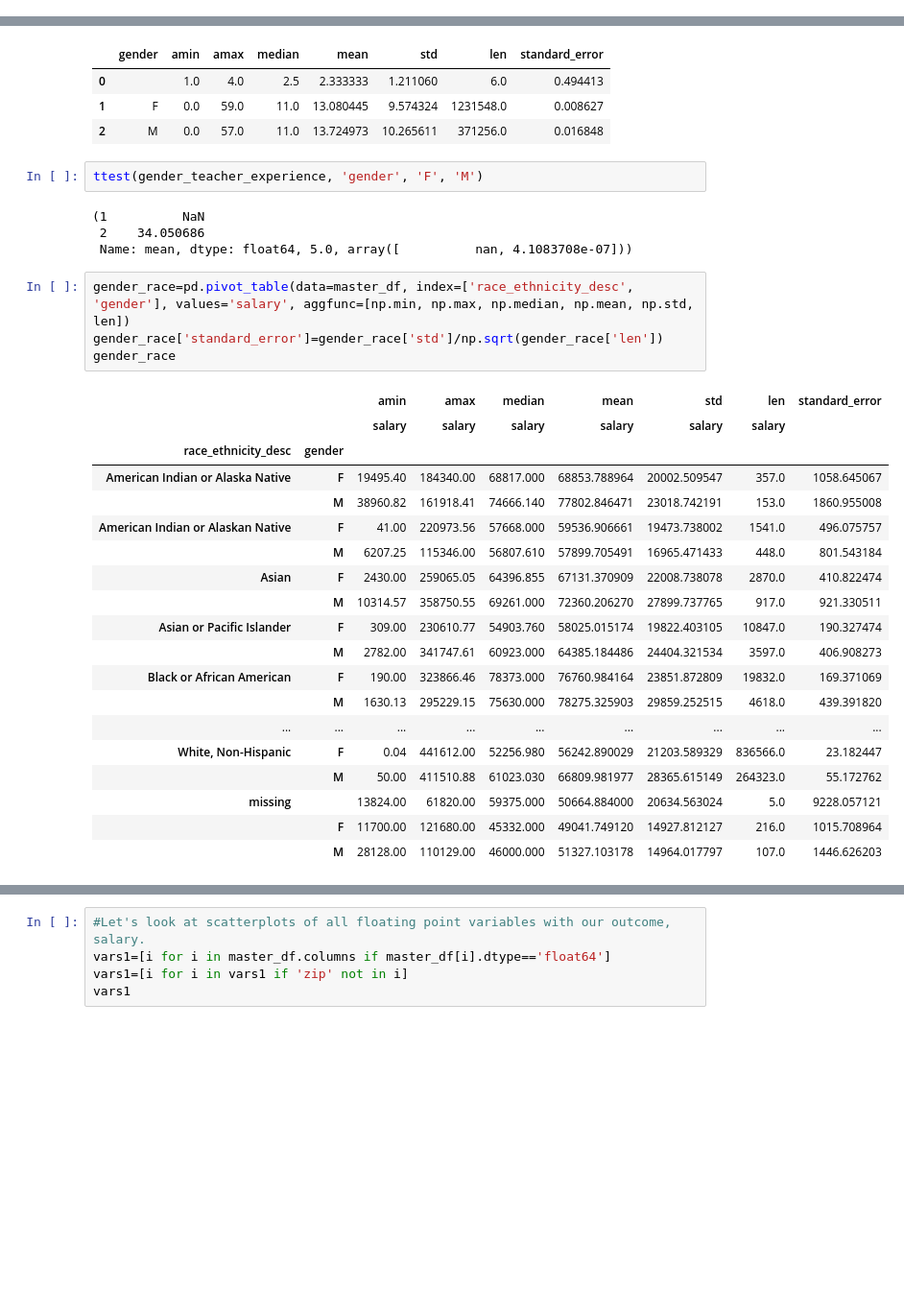
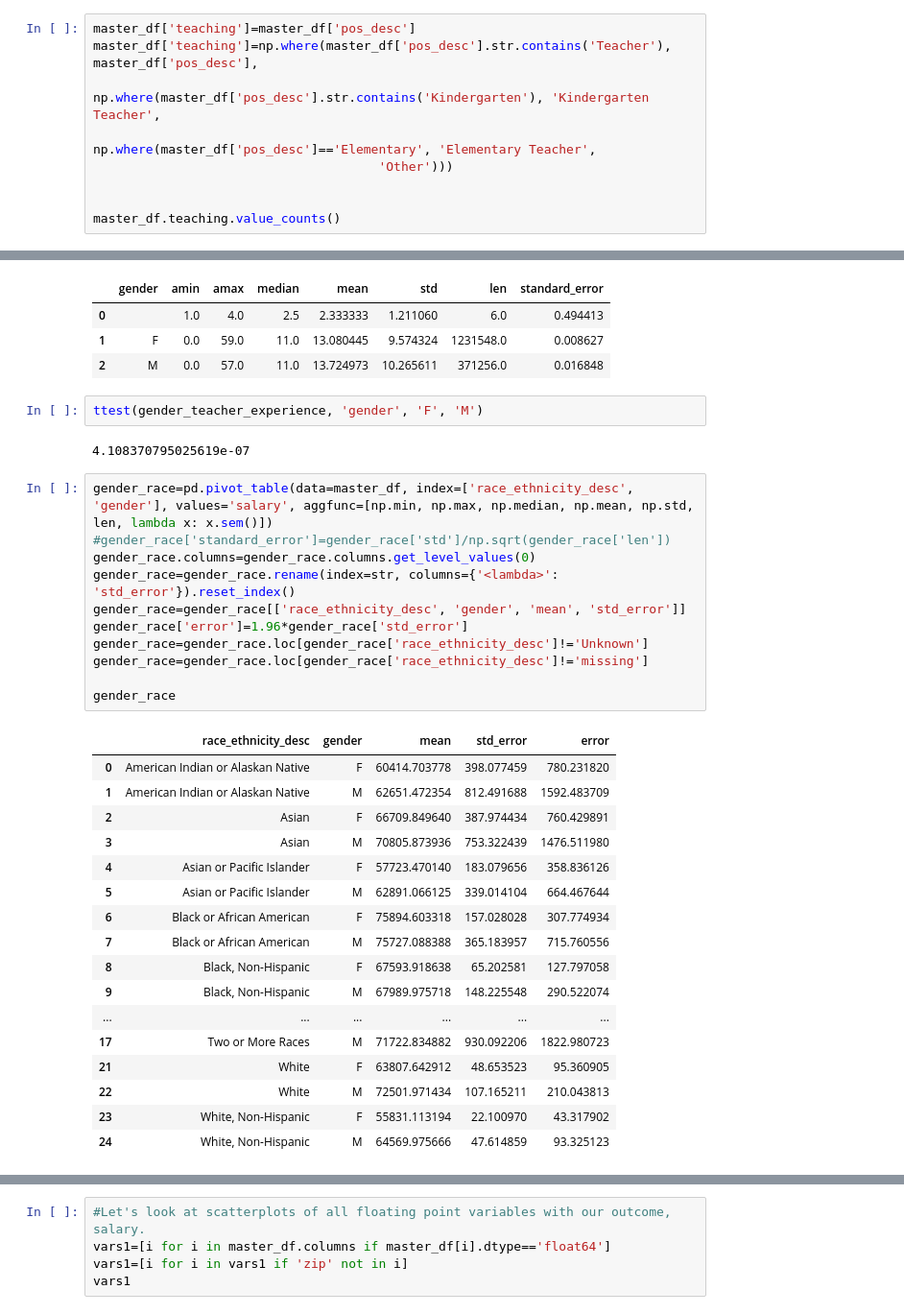
Before and after one commit to obxkid413/DSC-672_Project, a Jupyter notebook: DSC_672_Notebook_Jon.ipynb, the cells around one changed output, grey strips where cells are left out. Shown at 96% size. Saved outputs shown, nothing was run; the diff lists cells and outputs as text; blank space fills up the shorter version.

```diff
--- a/DSC_672_Notebook_Jon.ipynb
+++ b/DSC_672_Notebook_Jon.ipynb
@@ -244,0 +397,9 @@ plt.show()
+# %%
+master_df['teaching']=master_df['pos_desc']
+master_df['teaching']=np.where(master_df['pos_desc'].str.contains('Teacher'), master_df['pos_desc'],
+                              np.where(master_df['pos_desc'].str.contains('Kindergarten'), 'Kindergarten Teacher',
+                                      np.where(master_df['pos_desc']=='Elementary', 'Elementary Teacher',
+                                      'Other')))
+
+
+master_df.teaching.value_counts()
@@ -478,30 +782,33 @@ gender_teacher_experience
 # %%
 ttest(gender_teacher_experience, 'gender', 'F', 'M')
 # %% [output]
-(1          NaN
- 2    34.050686
- Name: mean, dtype: float64, 5.0, array([          nan, 4.1083708e-07]))
+4.108370795025619e-07
 # %%
-gender_race=pd.pivot_table(data=master_df, index=['race_ethnicity_desc', 'gender'], values='salary', aggfunc=[np.min, np.max, np.median, np.mean, np.std, len])
-gender_race['standard_error']=gender_race['std']/np.sqrt(gender_race['len'])
+gender_race=pd.pivot_table(data=master_df, index=['race_ethnicity_desc', 'gender'], values='salary', aggfunc=[np.min, np.max, np.median, np.mean, np.std, len, lambda x: x.sem()])
+#gender_race['standard_error']=gender_race['std']/np.sqrt(gender_race['len'])
+gender_race.columns=gender_race.columns.get_level_values(0)
+gender_race=gender_race.rename(index=str, columns={'<lambda>': 'std_error'}).reset_index()
+gender_race=gender_race[['race_ethnicity_desc', 'gender', 'mean', 'std_error']]
+gender_race['error']=1.96*gender_race['std_error']
+gender_race=gender_race.loc[gender_race['race_ethnicity_desc']!='Unknown']
+gender_race=gender_race.loc[gender_race['race_ethnicity_desc']!='missing']
+
 gender_race
 # %% [output]
-|  |  | amin | amax | median | mean | std | len | standard_error |
-|  |  | salary | salary | salary | salary | salary | salary |  |
-| race_ethnicity_desc | gender |  |  |  |  |  |  |  |
-| American Indian or Alaska Native | F | 19495.40 | 184340.00 | 68817.000 | 68853.788964 | 20002.509547 | 357.0 | 1058.645067 |
-|  | M | 38960.82 | 161918.41 | 74666.140 | 77802.846471 | 23018.742191 | 153.0 | 1860.955008 |
-| American Indian or Alaskan Native | F | 41.00 | 220973.56 | 57668.000 | 59536.906661 | 19473.738002 | 1541.0 | 496.075757 |
-|  | M | 6207.25 | 115346.00 | 56807.610 | 57899.705491 | 16965.471433 | 448.0 | 801.543184 |
-| Asian | F | 2430.00 | 259065.05 | 64396.855 | 67131.370909 | 22008.738078 | 2870.0 | 410.822474 |
-|  | M | 10314.57 | 358750.55 | 69261.000 | 72360.206270 | 27899.737765 | 917.0 | 921.330511 |
-| Asian or Pacific Islander | F | 309.00 | 230610.77 | 54903.760 | 58025.015174 | 19822.403105 | 10847.0 | 190.327474 |
-|  | M | 2782.00 | 341747.61 | 60923.000 | 64385.184486 | 24404.321534 | 3597.0 | 406.908273 |
-| Black or African American | F | 190.00 | 323866.46 | 78373.000 | 76760.984164 | 23851.872809 | 19832.0 | 169.371069 |
-|  | M | 1630.13 | 295229.15 | 75630.000 | 78275.325903 | 29859.252515 | 4618.0 | 439.391820 |
-| ... | ... | ... | ... | ... | ... | ... | ... | ... |
-| White, Non-Hispanic | F | 0.04 | 441612.00 | 52256.980 | 56242.890029 | 21203.589329 | 836566.0 | 23.182447 |
-|  | M | 50.00 | 411510.88 | 61023.030 | 66809.981977 | 28365.615149 | 264323.0 | 55.172762 |
-| missing |  | 13824.00 | 61820.00 | 59375.000 | 50664.884000 | 20634.563024 | 5.0 | 9228.057121 |
-|  | F | 11700.00 | 121680.00 | 45332.000 | 49041.749120 | 14927.812127 | 216.0 | 1015.708964 |
-|  | M | 28128.00 | 110129.00 | 46000.000 | 51327.103178 | 14964.017797 | 107.0 | 1446.626203 |
+|  | race_ethnicity_desc | gender | mean | std_error | error |
+| 0 | American Indian or Alaskan Native | F | 60414.703778 | 398.077459 | 780.231820 |
+| 1 | American Indian or Alaskan Native | M | 62651.472354 | 812.491688 | 1592.483709 |
+| 2 | Asian | F | 66709.849640 | 387.974434 | 760.429891 |
+| 3 | Asian | M | 70805.873936 | 753.322439 | 1476.511980 |
+| 4 | Asian or Pacific Islander | F | 57723.470140 | 183.079656 | 358.836126 |
+| 5 | Asian or Pacific Islander | M | 62891.066125 | 339.014104 | 664.467644 |
+| 6 | Black or African American | F | 75894.603318 | 157.028028 | 307.774934 |
+| 7 | Black or African American | M | 75727.088388 | 365.183957 | 715.760556 |
+| 8 | Black, Non-Hispanic | F | 67593.918638 | 65.202581 | 127.797058 |
+| 9 | Black, Non-Hispanic | M | 67989.975718 | 148.225548 | 290.522074 |
+| ... | ... | ... | ... | ... | ... |
+| 17 | Two or More Races | M | 71722.834882 | 930.092206 | 1822.980723 |
+| 21 | White | F | 63807.642912 | 48.653523 | 95.360905 |
+| 22 | White | M | 72501.971434 | 107.165211 | 210.043813 |
+| 23 | White, Non-Hispanic | F | 55831.113194 | 22.100970 | 43.317902 |
+| 24 | White, Non-Hispanic | M | 64569.975666 | 47.614859 | 93.325123 |
```
Also changed, not shown: parts of 89 cells of this notebook.
